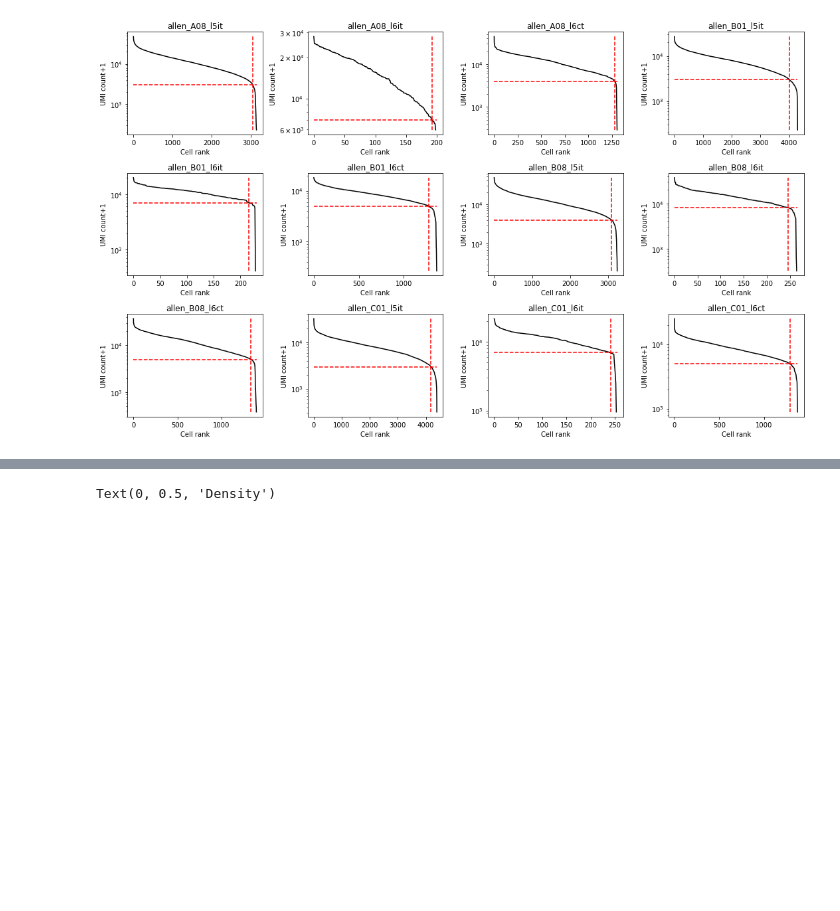
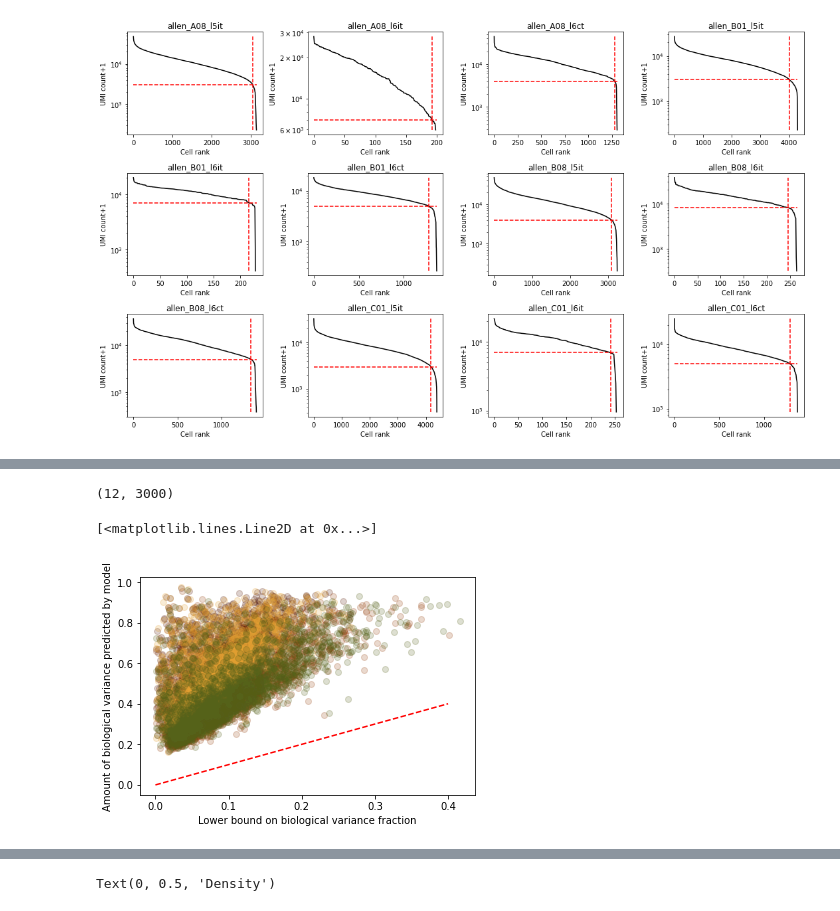
Before and after one commit to gennadygorin/seq-cme-technoise, a Jupyter notebook: gg220601_allen_cellsubtypes_fit.ipynb, the cells around one changed output, grey strips where cells are left out. Drawn from its saved outputs; the diff is of its cells as text; code cells hidden in the pictures; blank space fills up the shorter version.

```diff
--- a/gg220601_allen_cellsubtypes_fit.ipynb
+++ b/gg220601_allen_cellsubtypes_fit.ipynb
@@ -268,13 +335,14 @@ INFO:root:Figure stored to ./fits/gg_220601_022_allen_cellsubtypes_1/analysis_fi
 # %%
 f_tech_naive = []
 f_mech = []
+S_ = []
 
 for j in range(n_datasets):
     f_tech_naive.append(sd_arr[j].get_noise_decomp(knee_thr=thr[j])[:,1,1])
     sr_arr[j].find_sampling_optimum()
     d = sr_arr[j].get_noise_decomp()
-#     f_mech.append(d[:,2,1]) #tech noise
     f_mech.append(d[:,1,1]+ d[:,0,1]) # bio noise
+    S_.append(sd_arr[j].S)
 
 f_tech_naive = np.asarray(f_tech_naive)
 f_mech = np.asarray(f_mech)
@@ -280,0 +368,13 @@ f_mech = np.asarray(f_mech)
+# %%
+varg = []
+vclus = []
+for j in range(4):
+    S_d = np.hstack((S_[3*j],S_[3*j+1], S_[3*j+2]))
+    v = S_d.var(1)
+
+    fcell = np.asarray([x.shape[1] for x in (S_[3*j],S_[3*j+1], S_[3*j+2])])/S_d.shape[1]
+    varg.append(v)
+    vc = np.var(np.asarray([S_[3*j].mean(1),S_[3*j+1].mean(1), S_[3*j+2].mean(1)])*fcell[:,None],0)
+    vclus.append(vc)
+varg = np.asarray(varg)
+vclus = np.asarray(vclus)
@@ -280,0 +394,19 @@ f_mech = np.asarray(f_mech)
+# %%
+f_mech.shape
+# %% [output]
+(12, 3000)
+# %%
+for j in range(4):
+    S_d = np.hstack((S_[3*j],S_[3*j+1], S_[3*j+2])).mean(1)
+    x = vclus[j]/varg[j]
+    y = f_mech[j*3]
+    q = np.quantile(S_d,0)
+    gf = S_d>q
+    plt.scatter(x[gf],y[gf],color=Degas[j],alpha=0.2)
+    xl = [0,0.4]
+plt.xlabel('Lower bound on biological variance fraction')
+plt.ylabel('Amount of biological variance predicted by model')
+plt.plot(xl,xl,'r--')
+# %% [output]
+[<matplotlib.lines.Line2D at 0x...>]
+[figure, added]
```
Also changed, not shown: parts of 26 cells of this notebook, 1 other file.
